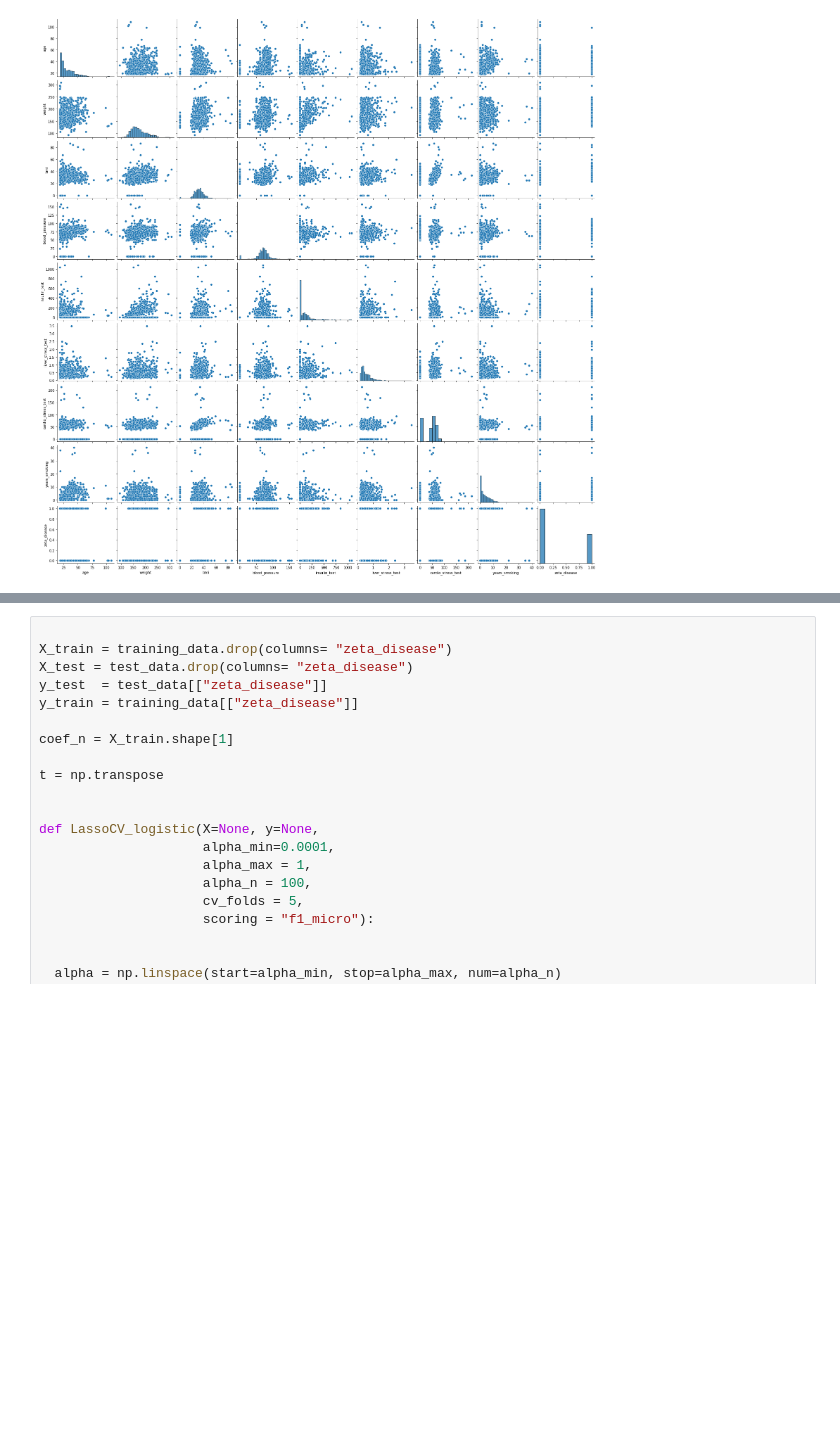
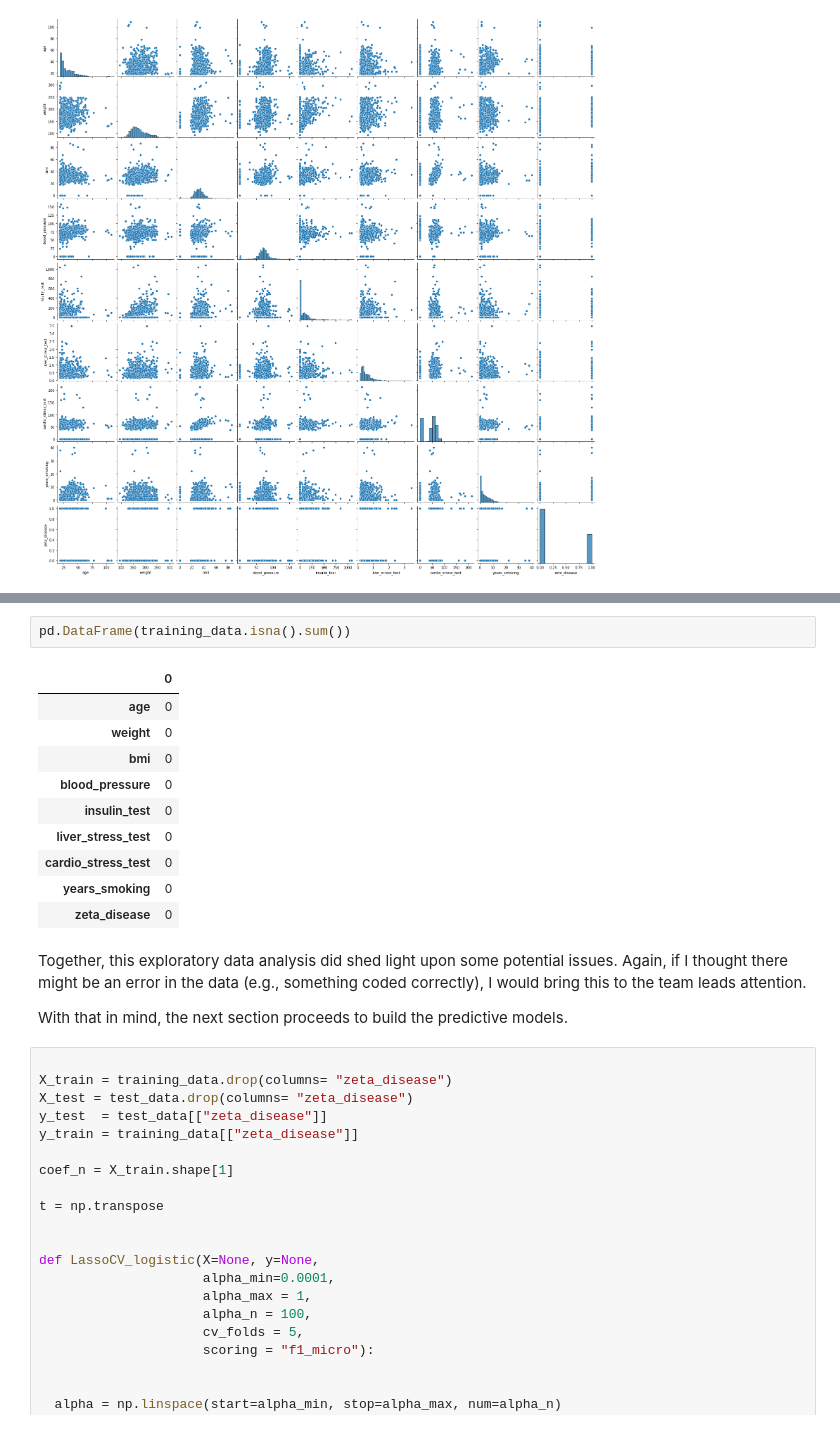
Before and after one commit to donaldRwilliams/notebook, a Jupyter notebook: notebook.ipynb, the cells around one changed output, grey strips where cells are left out. Drawn from its saved outputs; the diff is of its cells as text; blank space fills up the shorter version.

```diff
--- a/notebook.ipynb
+++ b/notebook.ipynb
@@ -107,3 +125,21 @@ sns.pairplot(training_data)
+# %%
+pd.DataFrame(training_data.isna().sum())
+# %% [output]
+|  | 0 |
+| age | 0 |
+| weight | 0 |
+| bmi | 0 |
+| blood_pressure | 0 |
+| insulin_test | 0 |
+| liver_stress_test | 0 |
+| cardio_stress_test | 0 |
+| years_smoking | 0 |
+| zeta_disease | 0 |
+# %% [markdown]
+Together, this exploratory data analysis did shed light upon some potential issues. Again, if I thought there might be an error in the data
+(e.g., something coded correctly), I would bring this to the team leads attention.
+
+With that in mind, the next section proceeds to build the predictive models.
 # %%
 
 X_train = training_data.drop(columns= "zeta_disease")
```
Also changed, not shown: parts of 4 cells of this notebook.
